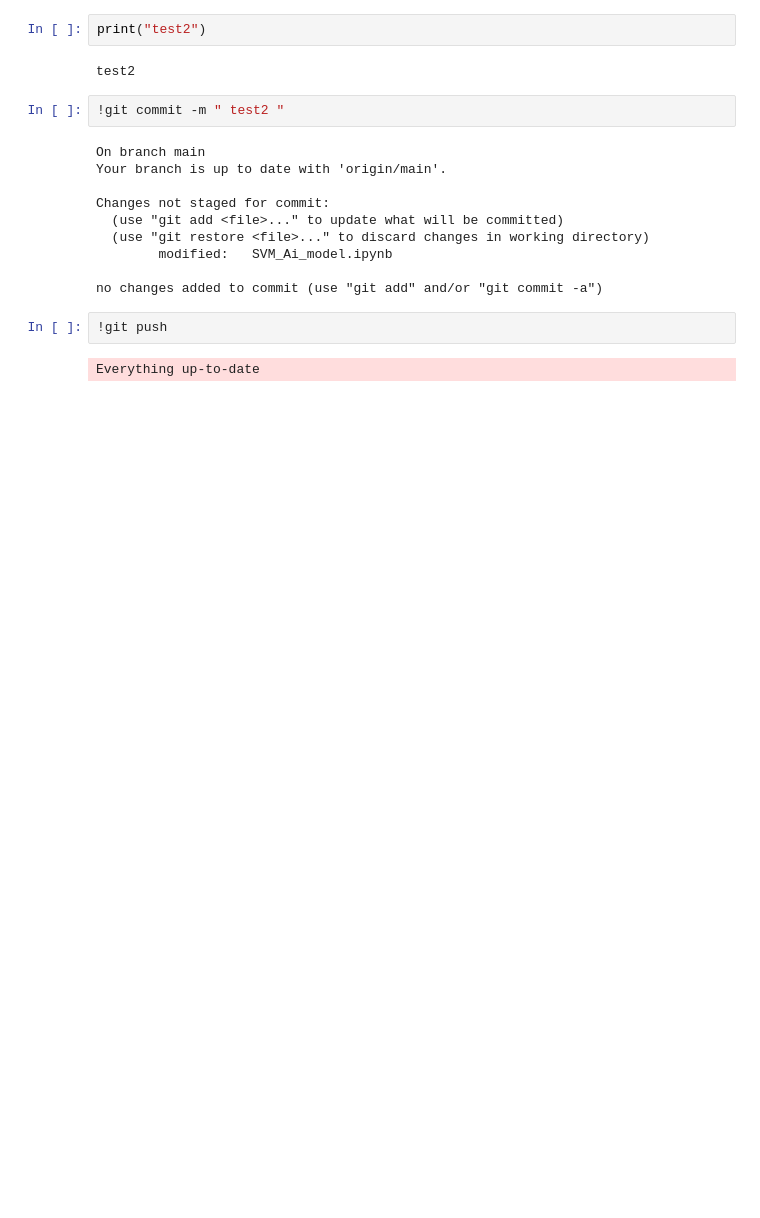
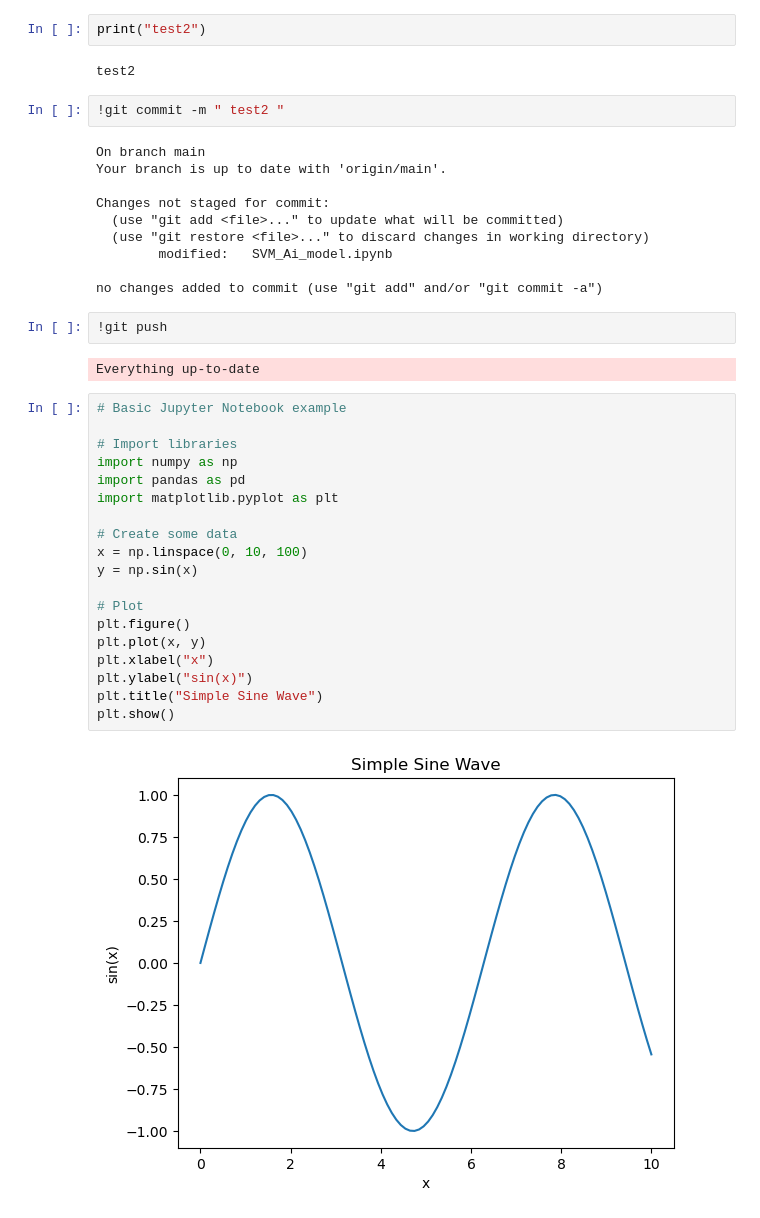
Before and after one commit to supun-pregeeth/knn-ml-classifier, a Jupyter notebook: SVM_Ai_model.ipynb, the cells around one changed output. Cells and saved outputs as stored; diff of their text form; blank space fills up the shorter version.

Commit message:
sine plot check

```diff
--- a/SVM_Ai_model.ipynb
+++ b/SVM_Ai_model.ipynb
@@ -194,3 +194,24 @@ no changes added to commit (use "git add" and/or "git commit -a")
 !git push
 # %% [output]
 Everything up-to-date
+# %%
+# Basic Jupyter Notebook example
+
+# Import libraries
+import numpy as np
+import pandas as pd
+import matplotlib.pyplot as plt
+
+# Create some data
+x = np.linspace(0, 10, 100)
+y = np.sin(x)
+
+# Plot
+plt.figure()
+plt.plot(x, y)
+plt.xlabel("x")
+plt.ylabel("sin(x)")
+plt.title("Simple Sine Wave")
+plt.show()
+# %% [output]
+[figure, added]
```
Also changed, not shown: parts of 2 cells of this notebook.
